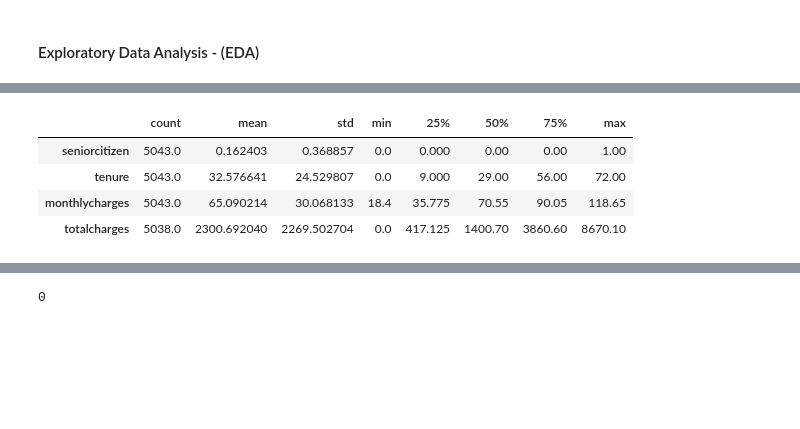
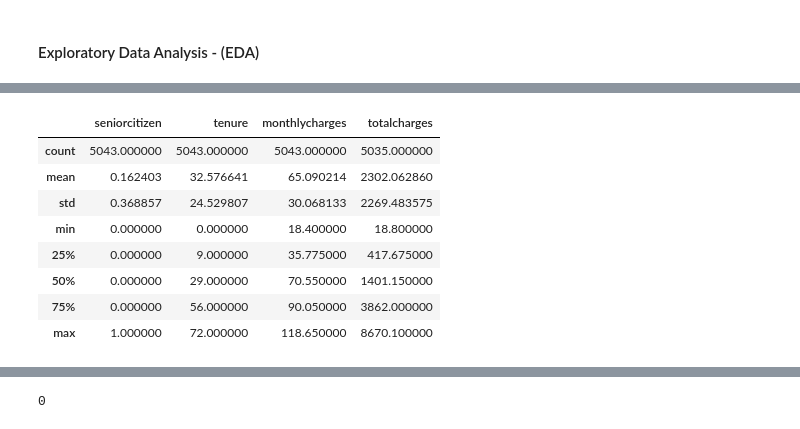
Before and after one commit to MoIdris/Customer-Churn-Prediction, a Jupyter notebook: Notebook/Customer_churn.ipynb, the cells around one changed output, grey strips where cells are left out. Cells and saved outputs as stored; diff of their text form; code cells hidden in the pictures; blank space fills up the shorter version.

```diff
--- a/Notebook/Customer_churn.ipynb
+++ b/Notebook/Customer_churn.ipynb
@@ -91,20 +91,28 @@ The second part of the data is hosted on this GitHub Repository in a file called
 # %%
 # Data Analysis and Manipulation of Packages
 
+# Data handling
 import pyodbc
 from dotenv import dotenv_values
 import pandas as pd
 import numpy as np
+
+# Vizualisation
 import scipy.stats as stats
 import seaborn as sns
 import matplotlib.pyplot as plt
+import plotly.express as px
+
+# Feature Processing
+from sklearn import preprocessing
+
+# Other packages
 import os
 import warnings
+warnings.filterwarnings('ignore')
 
-from sklearn.decomposition import PCA
-from sklearn.preprocessing import StandardScaler
-
-warnings.filterwarnings('ignore')
+# Display all columns and rows
+pd.set_option('display.max_columns', None)
 # %% [markdown]
 #### Extracting Data
 # %%
@@ -259,11 +266,16 @@ Data columns (total 21 columns):
  20  churn             5042 non-null   object
 dtypes: float64(2), int64(2), object(17)
 memory usage: 827.5+ KB
-# %%
-Customer_churn.describe().T
-# %% [output]
-|  | count | mean | std | min | 25% | 50% | 75% | max |
-| seniorcitizen | 5043.0 | 0.162403 | 0.368857 | 0.0 | 0.000 | 0.00 | 0.00 | 1.00 |
-| tenure | 5043.0 | 32.576641 | 24.529807 | 0.0 | 9.000 | 29.00 | 56.00 | 72.00 |
-| monthlycharges | 5043.0 | 65.090214 | 30.068133 | 18.4 | 35.775 | 70.55 | 90.05 | 118.65 |
-| totalcharges | 5038.0 | 2300.692040 | 2269.502704 | 0.0 | 417.125 | 1400.70 | 3860.60 | 8670.10 |
+# %%
+# Get summary statistics for numeric columns
+Customer_churn.describe()
+# %% [output]
+|  | seniorcitizen | tenure | monthlycharges | totalcharges |
+| count | 5043.000000 | 5043.000000 | 5043.000000 | 5035.000000 |
+| mean | 0.162403 | 32.576641 | 65.090214 | 2302.062860 |
+| std | 0.368857 | 24.529807 | 30.068133 | 2269.483575 |
+| min | 0.000000 | 0.000000 | 18.400000 | 18.800000 |
+| 25% | 0.000000 | 9.000000 | 35.775000 | 417.675000 |
+| 50% | 0.000000 | 29.000000 | 70.550000 | 1401.150000 |
+| 75% | 0.000000 | 56.000000 | 90.050000 | 3862.000000 |
+| max | 1.000000 | 72.000000 | 118.650000 | 8670.100000 |
```
Also changed, not shown: parts of 18 cells of this notebook.
